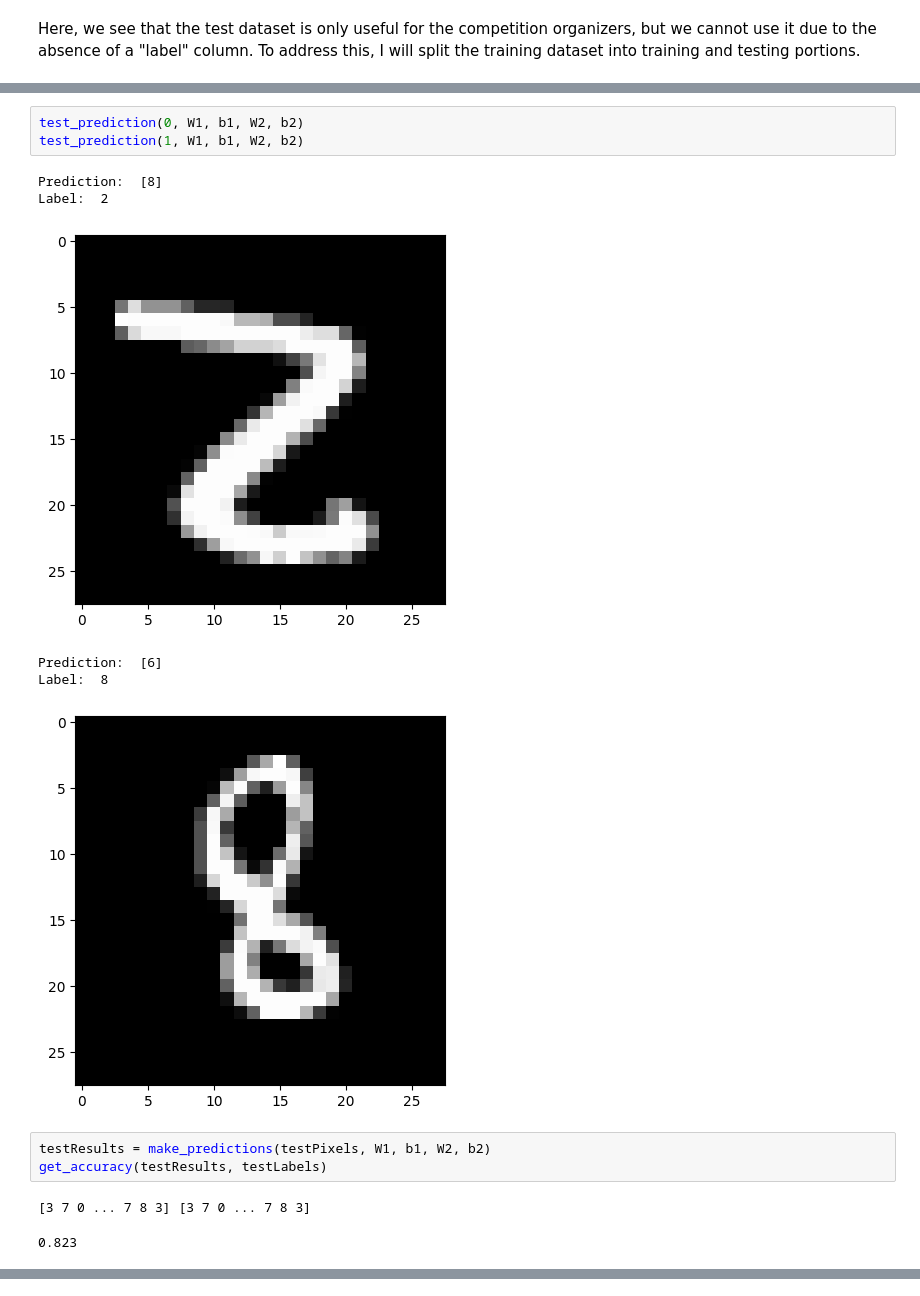
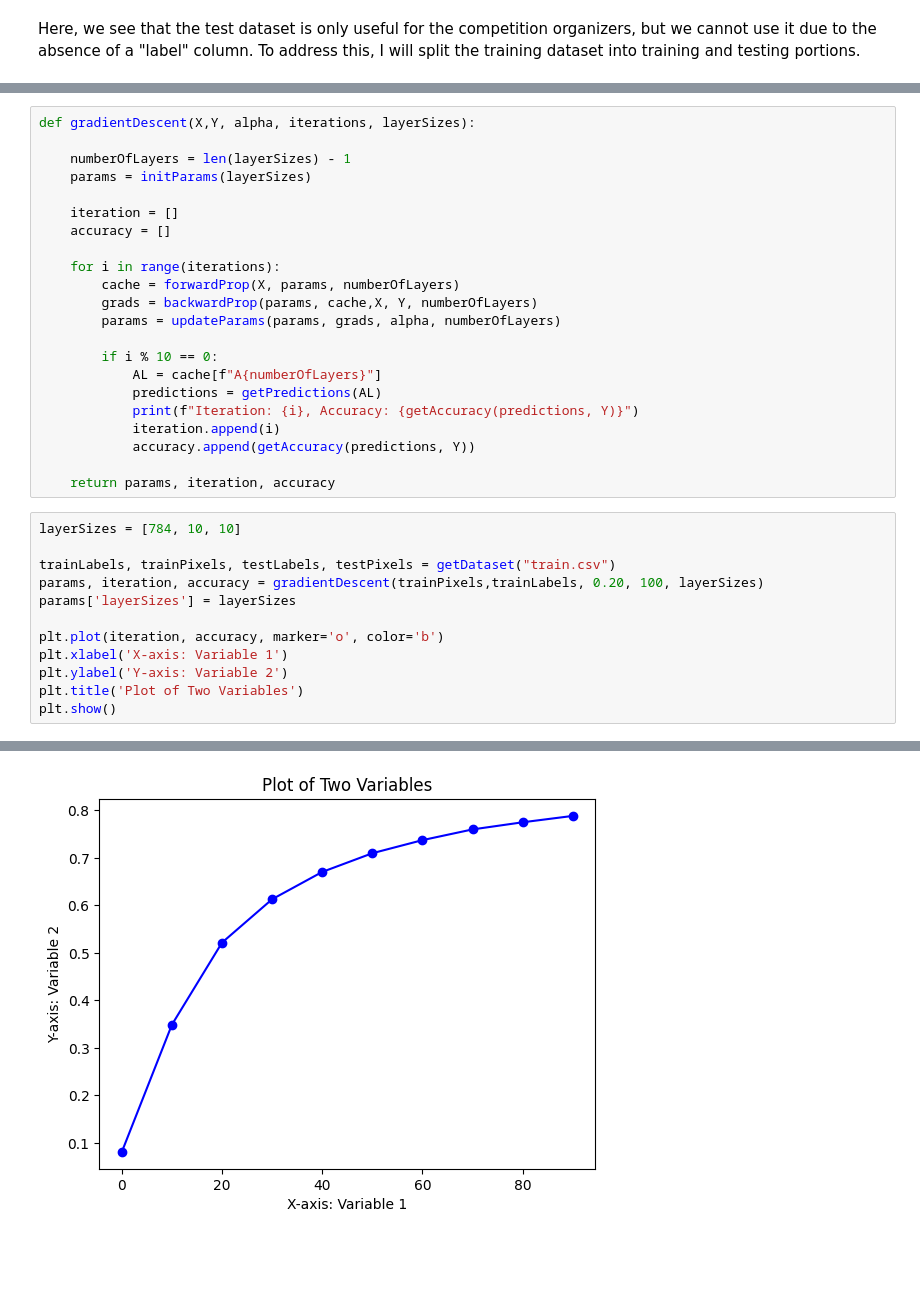
Before and after one commit to CesareFaccio/MNIST-Classification-From-Scratch, a Jupyter notebook: MNISTnotebook.ipynb, the cells around one changed output, grey strips where cells are left out. Drawn from its saved outputs; the diff is of its cells as text; blank space fills up the shorter version.

```diff
--- a/MNISTnotebook.ipynb
+++ b/MNISTnotebook.ipynb
@@ -191,19 +142,38 @@ def test_prediction(index, W1, b1, W2, b2):
     plt.gray()
     plt.imshow(current_image, interpolation='nearest')
     plt.show()
-# %%
-test_prediction(0, W1, b1, W2, b2)
-test_prediction(1, W1, b1, W2, b2)
-# %% [output]
-Prediction:  [8]
-Label:  2
-[figure, removed]
-Prediction:  [6]
-Label:  8
-[figure, removed]
-# %%
-testResults = make_predictions(testPixels, W1, b1, W2, b2)
-get_accuracy(testResults, testLabels)
-# %% [output]
-[3 7 0 ... 7 8 3] [3 7 0 ... 7 8 3]
-0.823
+# %%
+def gradientDescent(X,Y, alpha, iterations, layerSizes):
+
+    numberOfLayers = len(layerSizes) - 1
+    params = initParams(layerSizes)
+
+    iteration = []
+    accuracy = []
+
+    for i in range(iterations):
+        cache = forwardProp(X, params, numberOfLayers)
+        grads = backwardProp(params, cache,X, Y, numberOfLayers)
+        params = updateParams(params, grads, alpha, numberOfLayers)
+
+        if i % 10 == 0:
+            AL = cache[f"A{numberOfLayers}"]
+            predictions = getPredictions(AL)
+            print(f"Iteration: {i}, Accuracy: {getAccuracy(predictions, Y)}")
+            iteration.append(i)
+            accuracy.append(getAccuracy(predictions, Y))
+
+    return params, iteration, accuracy
+# %%
+layerSizes = [784, 10, 10]
+
+trainLabels, trainPixels, testLabels, testPixels = getDataset("train.csv")
+params, iteration, accuracy = gradientDescent(trainPixels,trainLabels, 0.20, 100, layerSizes)
+params['layerSizes'] = layerSizes
+
+plt.plot(iteration, accuracy, marker='o', color='b')
+plt.xlabel('X-axis: Variable 1')
+plt.ylabel('Y-axis: Variable 2')
+plt.title('Plot of Two Variables')
+plt.show()
+# %% [output]
@@ -209,0 +190 @@ get_accuracy(testResults, testLabels)
+[figure, added]
```
Also changed, not shown: parts of 17 cells of this notebook.
